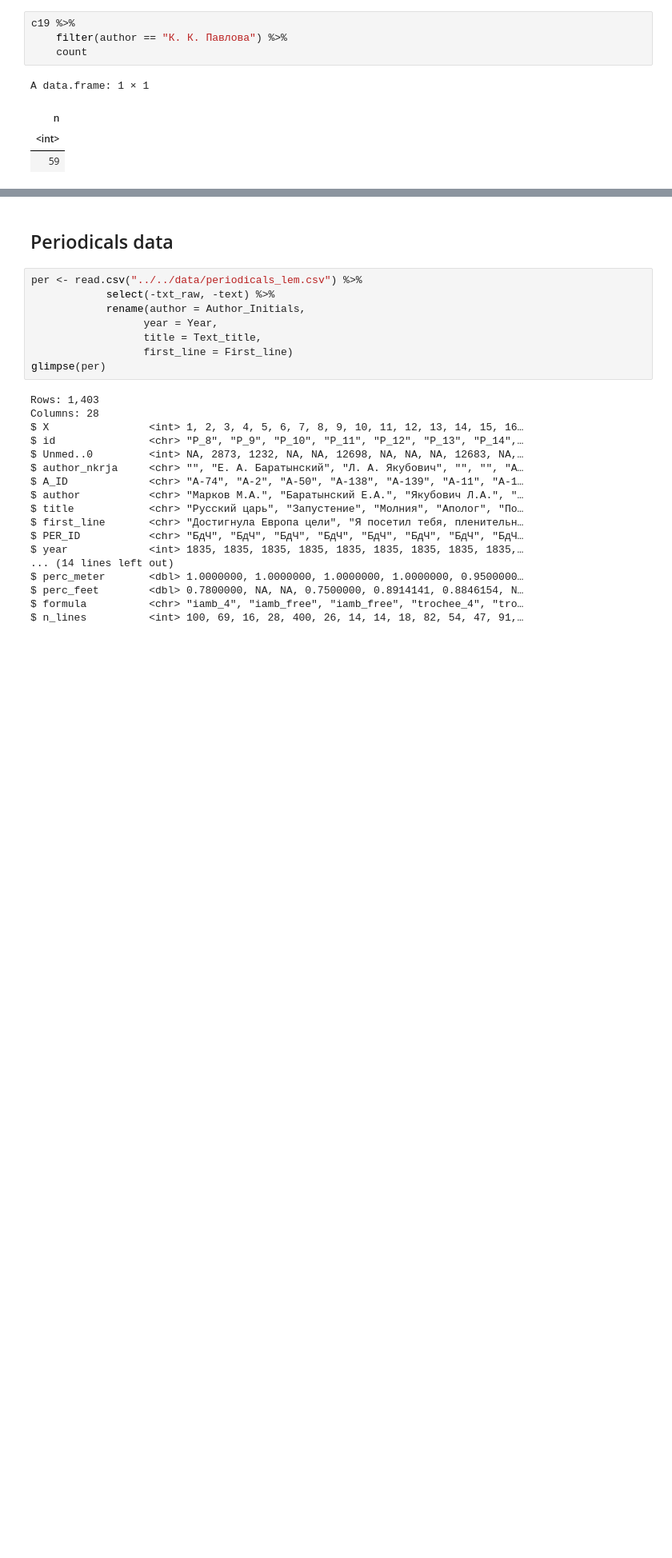
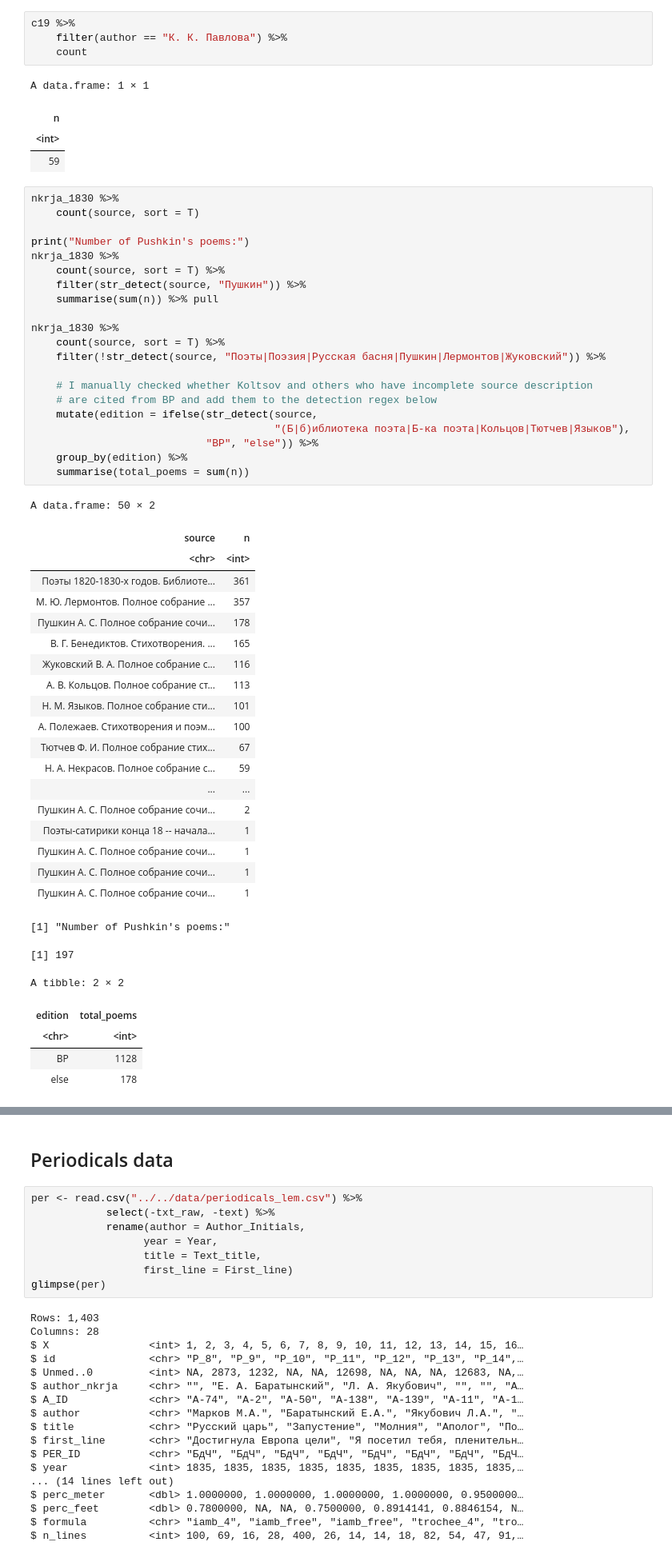
Before and after one commit to tonyamart/corpus35_pr, a Jupyter notebook: scr/01_chapter/01_1_nkrja_comparison.ipynb, the cells around one changed output, grey strips where cells are left out. Shown at 80% size. Cells and saved outputs as stored; diff of their text form; blank space fills up the shorter version.

```diff
--- a/scr/01_chapter/01_1_nkrja_comparison.ipynb
+++ b/scr/01_chapter/01_1_nkrja_comparison.ipynb
@@ -292,3 +294,51 @@ A data.frame: 1 × 1
 | n |
 | <int> |
 | 59 |
+# %%
+nkrja_1830 %>%
+    count(source, sort = T)
+
+print("Number of Pushkin's poems:")
+nkrja_1830 %>%
+    count(source, sort = T) %>%
+    filter(str_detect(source, "Пушкин")) %>%
+    summarise(sum(n)) %>% pull
+
+nkrja_1830 %>%
+    count(source, sort = T) %>%
+    filter(!str_detect(source, "Поэты|Поэзия|Русская басня|Пушкин|Лермонтов|Жуковский")) %>%
+
+    # I manually checked whether Koltsov and others who have incomplete source description
+    # are cited from BP and add them to the detection regex below
+    mutate(edition = ifelse(str_detect(source,
+                                       "(Б|б)иблиотека поэта|Б-ка поэта|Кольцов|Тютчев|Языков"),
+                            "BP", "else")) %>%
+    group_by(edition) %>%
+    summarise(total_poems = sum(n))
+# %% [output]
+A data.frame: 50 × 2
+| source | n |
+| <chr> | <int> |
+| Поэты 1820-1830-х годов. Библиоте... | 361 |
+| М. Ю. Лермонтов. Полное собрание ... | 357 |
+| Пушкин А. С. Полное собрание сочи... | 178 |
+| В. Г. Бенедиктов. Стихотворения. ... | 165 |
+| Жуковский В. А. Полное собрание с... | 116 |
+| А. В. Кольцов. Полное собрание ст... | 113 |
+| Н. М. Языков. Полное собрание сти... | 101 |
+| А. Полежаев. Стихотворения и поэм... | 100 |
+| Тютчев Ф. И. Полное собрание стих... | 67 |
+| Н. А. Некрасов. Полное собрание с... | 59 |
+| ... | ... |
+| Пушкин А. С. Полное собрание сочи... | 2 |
+| Поэты-сатирики конца 18 -- начала... | 1 |
+| Пушкин А. С. Полное собрание сочи... | 1 |
+| Пушкин А. С. Полное собрание сочи... | 1 |
+| Пушкин А. С. Полное собрание сочи... | 1 |
+[1] "Number of Pushkin's poems:"
+[1] 197
+A tibble: 2 × 2
+| edition | total_poems |
+| <chr> | <int> |
+| BP | 1128 |
+| else | 178 |
```
Also changed, not shown: parts of 6 cells of this notebook, 4 other files.
